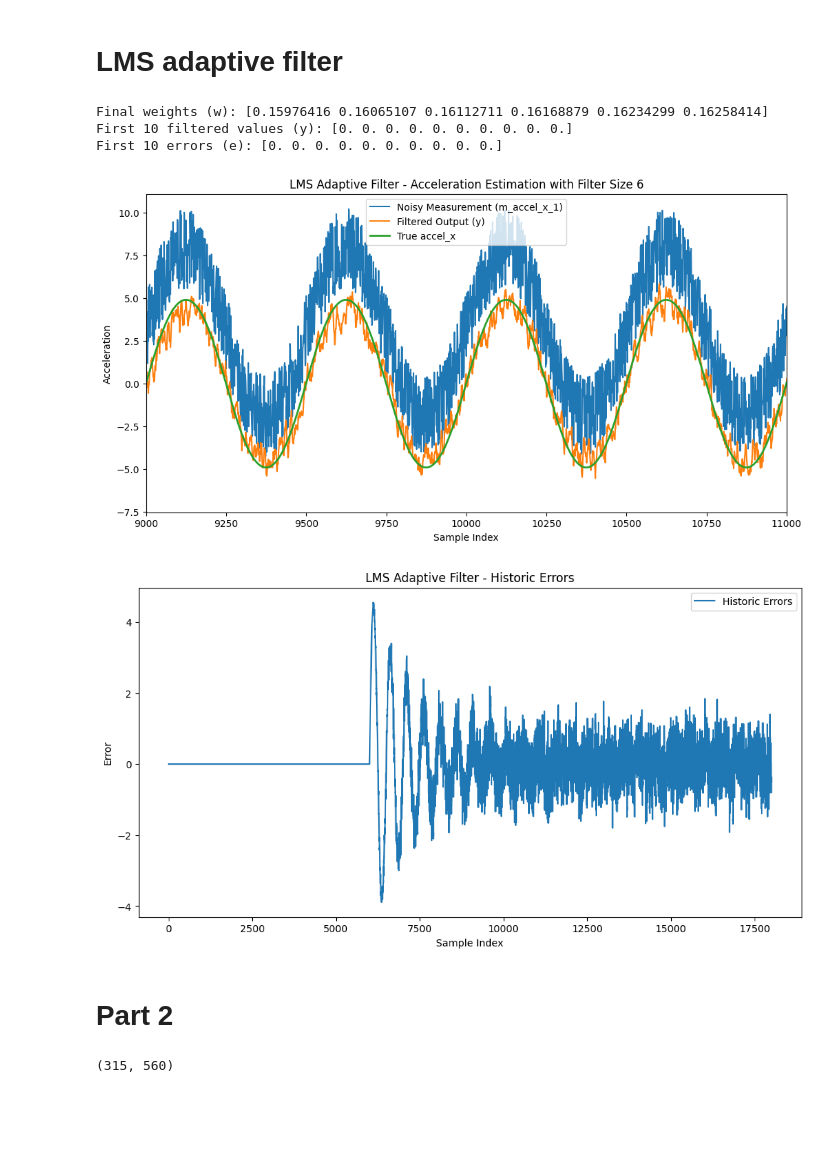
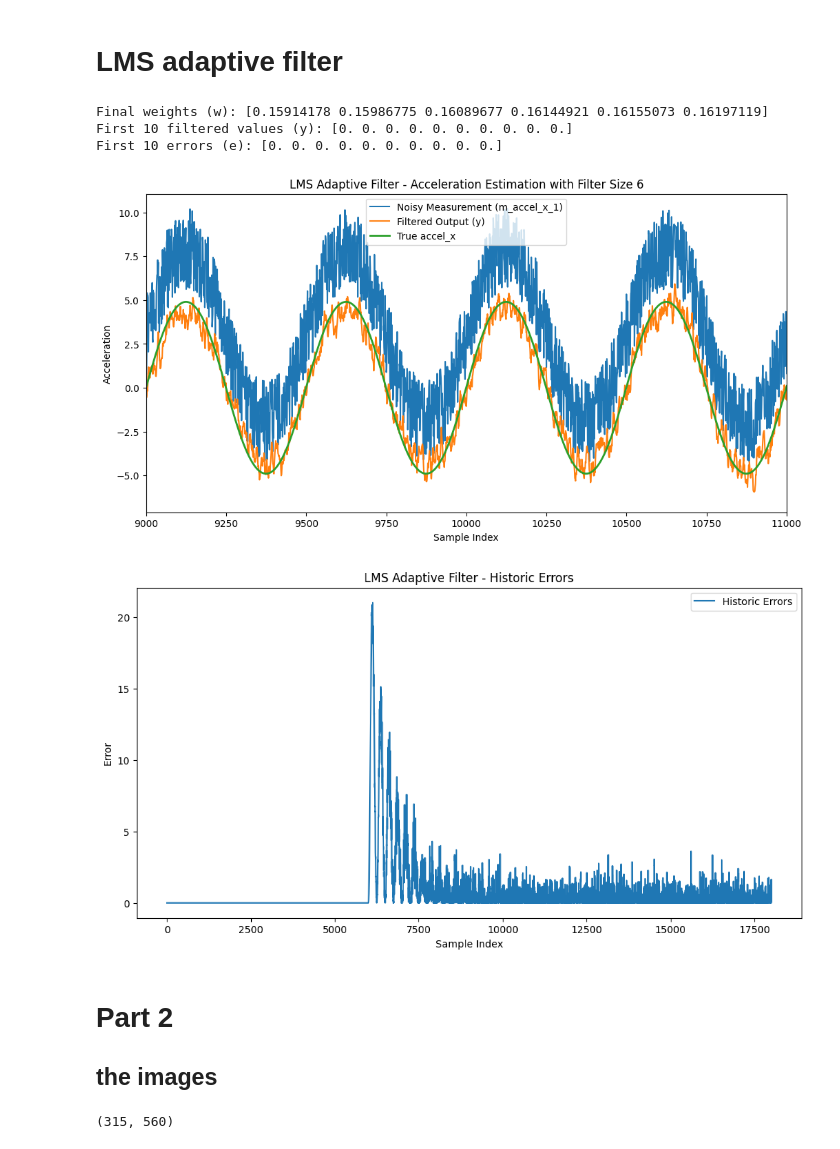
Before and after one commit to calvinbootsman/Adaptive-Filtering, a Jupyter notebook: Assignment_2.ipynb, the cells around one changed output. Saved outputs shown, nothing was run; the diff lists cells and outputs as text; code cells hidden in the pictures; blank space fills up the shorter version.

```diff
--- a/Assignment_2.ipynb
+++ b/Assignment_2.ipynb
@@ -153,7 +153,8 @@ for k in range(len(m_accel_x_centered_1)):
     y_k = np.dot(w, input_buffer)
 
     # Calculate the error e(k) = d(k) - y(k)
-    e_k = d_k - y_k
+    # gotta square this
+    e_k = (d_k - y_k)
 
     # Update weights with w(k+1) = w(k) + μ * e(k) * x
     w += learning_rate * e_k * input_buffer
@@ -162,40 +163,41 @@ for k in range(len(m_accel_x_centered_1)):
     y_array[k] = y_k
     error_array[k] = e_k
 
-    historic_errors.append(e_k)
+    historic_errors.append(e_k ** 2)
 
 # Display final weights and a sample of the filtered output
 print("Final weights (w):", w)
 print("First 10 filtered values (y):", y_array[:10])
 print("First 10 errors (e):", error_array[:10])
 
 # Plot results to visualize the filtering process
 plt.figure(figsize=(12, 6))
 plt.plot(m_accel_x_1, label='Noisy Measurement (m_accel_x_1)')
 plt.plot(y_array, label='Filtered Output (y)')
 plt.plot(accel_x, label='True accel_x', linewidth=2)
 plt.xlim(9000, 11000)
 plt.legend()
 plt.xlabel('Sample Index')
 plt.ylabel('Acceleration')
 plt.title('LMS Adaptive Filter - Acceleration Estimation with Filter Size 6')
 plt.show()
 
 plt.figure(figsize=(12, 6))
 plt.plot(historic_errors, label='Historic Errors')
 plt.xlabel('Sample Index')
 plt.ylabel('Error')
 plt.title('LMS Adaptive Filter - Historic Errors')
 plt.legend()
 plt.show()
 # %% [output]
-Final weights (w): [0.15976416 0.16065107 0.16112711 0.16168879 0.16234299 0.16258414]
+Final weights (w): [0.15914178 0.15986775 0.16089677 0.16144921 0.16155073 0.16197119]
 First 10 filtered values (y): [0. 0. 0. 0. 0. 0. 0. 0. 0. 0.]
 First 10 errors (e): [0. 0. 0. 0. 0. 0. 0. 0. 0. 0.]
-[figure, old version]
+[figure, new version]
-[figure, old version]
+[figure, new version]
 # %% [markdown]
 # Part 2
+## the images
 # %%
 from PIL import Image
 import IPython.display as display
```
Also changed, not shown: parts of 12 cells of this notebook.
